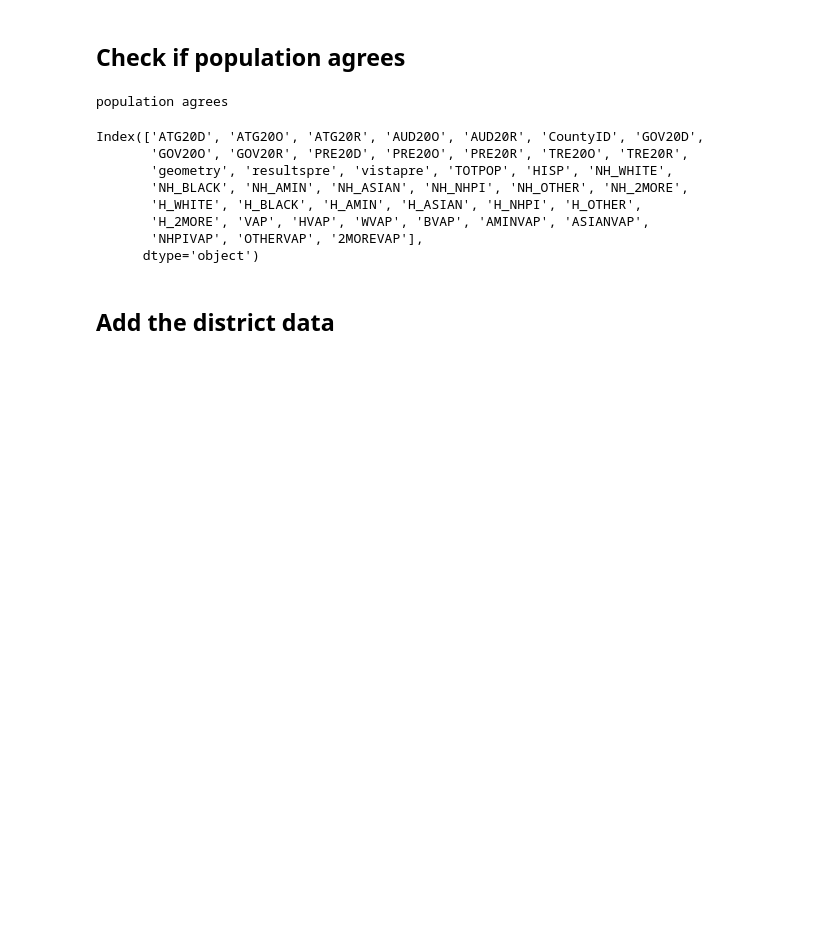
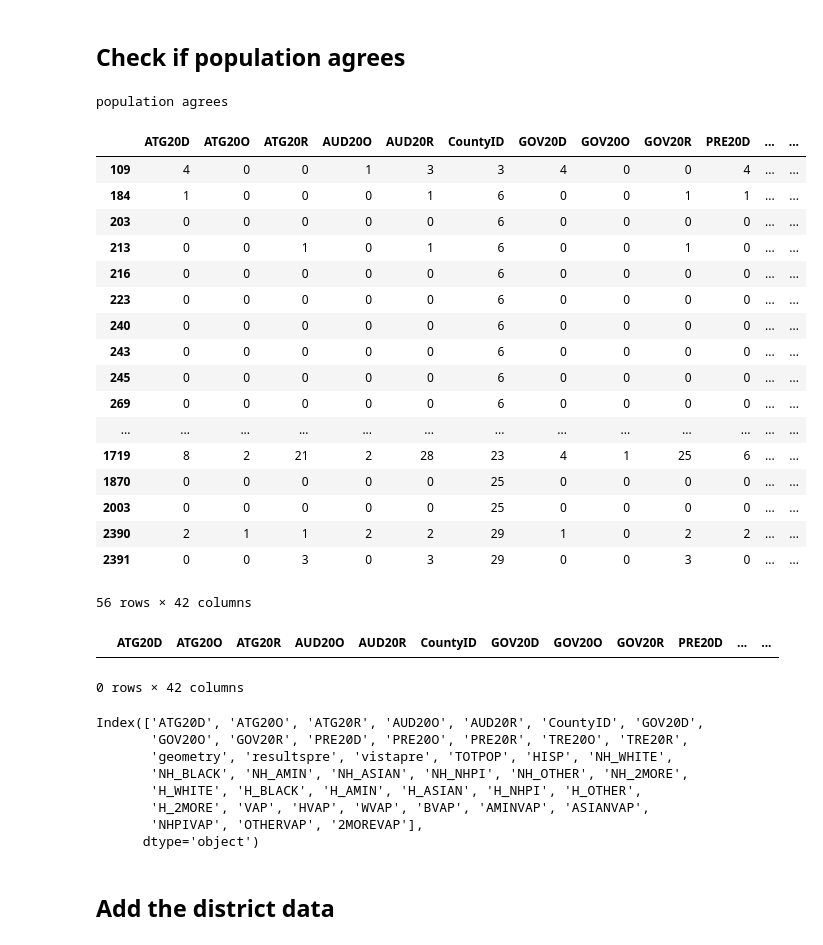
Before and after one commit to eveomett-states/Utah, a Jupyter notebook: ut.ipynb, the cells around one changed output. Cells and saved outputs as stored; diff of their text form; code cells hidden in the pictures; blank space fills up the shorter version.

```diff
--- a/ut.ipynb
+++ b/ut.ipynb
@@ -283,0 +286,21 @@ population agrees
+# %%
+election_df[election_df["TOTPOP"].isna()]
+# %% [output]
+|  | ATG20D | ATG20O | ATG20R | AUD20O | AUD20R | CountyID | GOV20D | GOV20O | GOV20R | PRE20D | ... | ... |
+| 109 | 4 | 0 | 0 | 1 | 3 | 3 | 4 | 0 | 0 | 4 | ... | ... |
+| 184 | 1 | 0 | 0 | 0 | 1 | 6 | 0 | 0 | 1 | 1 | ... | ... |
+| 203 | 0 | 0 | 0 | 0 | 0 | 6 | 0 | 0 | 0 | 0 | ... | ... |
+| 213 | 0 | 0 | 1 | 0 | 1 | 6 | 0 | 0 | 1 | 0 | ... | ... |
+| 216 | 0 | 0 | 0 | 0 | 0 | 6 | 0 | 0 | 0 | 0 | ... | ... |
+| 223 | 0 | 0 | 0 | 0 | 0 | 6 | 0 | 0 | 0 | 0 | ... | ... |
+| 240 | 0 | 0 | 0 | 0 | 0 | 6 | 0 | 0 | 0 | 0 | ... | ... |
+| 243 | 0 | 0 | 0 | 0 | 0 | 6 | 0 | 0 | 0 | 0 | ... | ... |
+| 245 | 0 | 0 | 0 | 0 | 0 | 6 | 0 | 0 | 0 | 0 | ... | ... |
+| 269 | 0 | 0 | 0 | 0 | 0 | 6 | 0 | 0 | 0 | 0 | ... | ... |
+| ... | ... | ... | ... | ... | ... | ... | ... | ... | ... | ... | ... | ... |
+| 1719 | 8 | 2 | 21 | 2 | 28 | 23 | 4 | 1 | 25 | 6 | ... | ... |
+| 1870 | 0 | 0 | 0 | 0 | 0 | 25 | 0 | 0 | 0 | 0 | ... | ... |
+| 2003 | 0 | 0 | 0 | 0 | 0 | 25 | 0 | 0 | 0 | 0 | ... | ... |
+| 2390 | 2 | 1 | 1 | 2 | 2 | 29 | 1 | 0 | 2 | 2 | ... | ... |
+| 2391 | 0 | 0 | 3 | 0 | 3 | 29 | 0 | 0 | 3 | 0 | ... | ... |
+56 rows × 42 columns
@@ -284,3 +309,8 @@ population agrees
+# %%
+election_df[election_df["TOTPOP"].isna()]
+# %% [output]
+|  | ATG20D | ATG20O | ATG20R | AUD20O | AUD20R | CountyID | GOV20D | GOV20O | GOV20R | PRE20D | ... | ... |
+0 rows × 42 columns
 # %%
 election_df.columns
 # %% [output]
```
Also changed, not shown: parts of 5 cells of this notebook, 2 other files.
